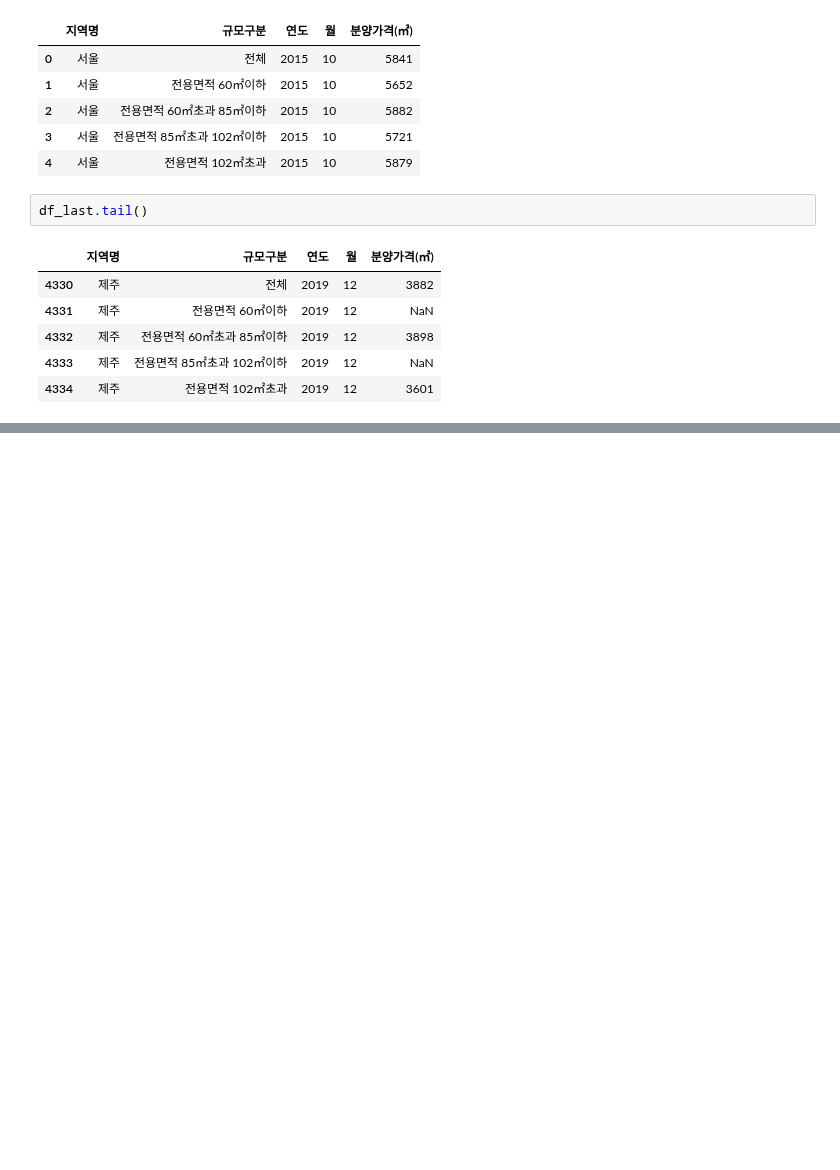
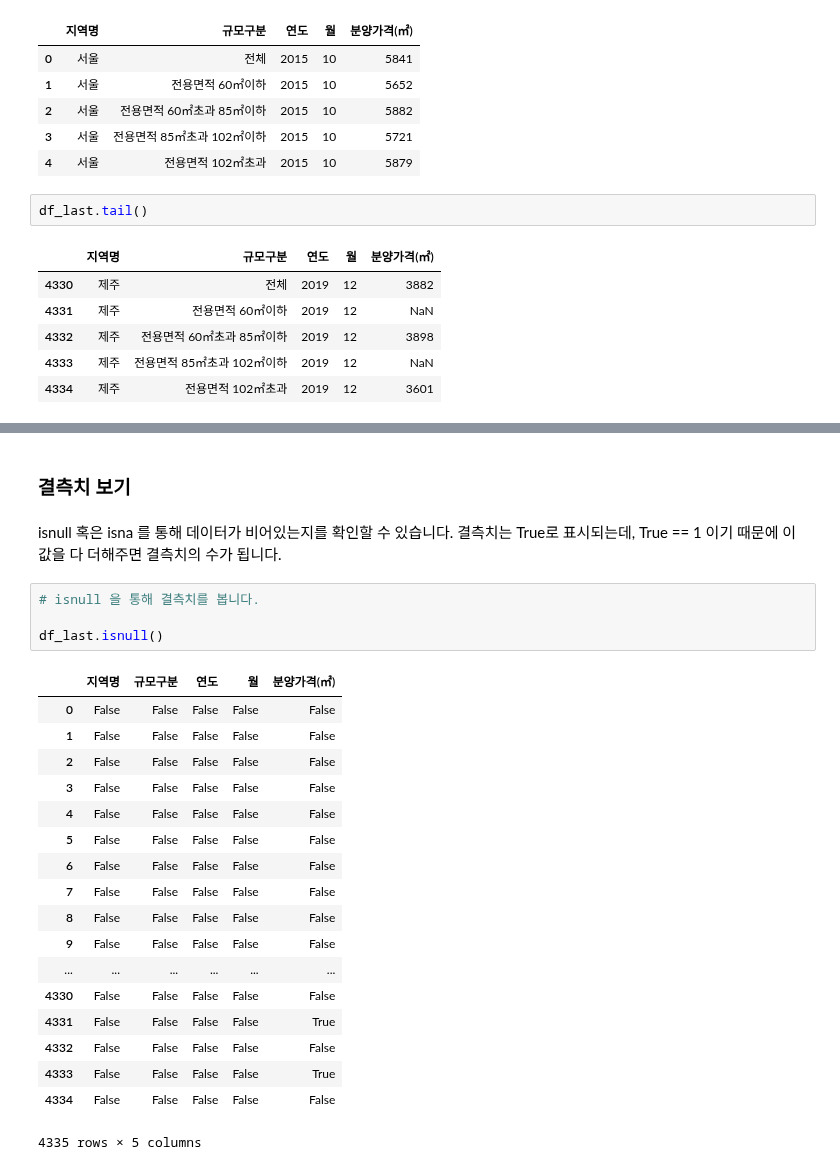
Before and after one commit to neverlish/Learned, a Jupyter notebook: data/inflearn-public-data-python/01-apt-price.ipynb, the cells around one changed output, grey strips where cells are left out. Saved outputs shown, nothing was run; the diff lists cells and outputs as text; blank space fills up the shorter version.

```diff
--- a/data/inflearn-public-data-python/01-apt-price.ipynb
+++ b/data/inflearn-public-data-python/01-apt-price.ipynb
@@ -68,0 +113,28 @@ df_last.tail()
+# %% [markdown]
+### 결측치 보기
+# %% [markdown]
+isnull 혹은 isna 를 통해 데이터가 비어있는지를 확인할 수 있습니다.
+결측치는 True로 표시되는데, True == 1 이기 때문에 이 값을 다 더해주면 결측치의 수가 됩니다.
+# %%
+# isnull 을 통해 결측치를 봅니다.
+
+df_last.isnull()
+# %% [output]
+|  | 지역명 | 규모구분 | 연도 | 월 | 분양가격(㎡) |
+| 0 | False | False | False | False | False |
+| 1 | False | False | False | False | False |
+| 2 | False | False | False | False | False |
+| 3 | False | False | False | False | False |
+| 4 | False | False | False | False | False |
+| 5 | False | False | False | False | False |
+| 6 | False | False | False | False | False |
+| 7 | False | False | False | False | False |
+| 8 | False | False | False | False | False |
+| 9 | False | False | False | False | False |
+| ... | ... | ... | ... | ... | ... |
+| 4330 | False | False | False | False | False |
+| 4331 | False | False | False | False | True |
+| 4332 | False | False | False | False | False |
+| 4333 | False | False | False | False | True |
+| 4334 | False | False | False | False | False |
+4335 rows × 5 columns
```
Also changed, not shown: parts of 11 cells of this notebook.
